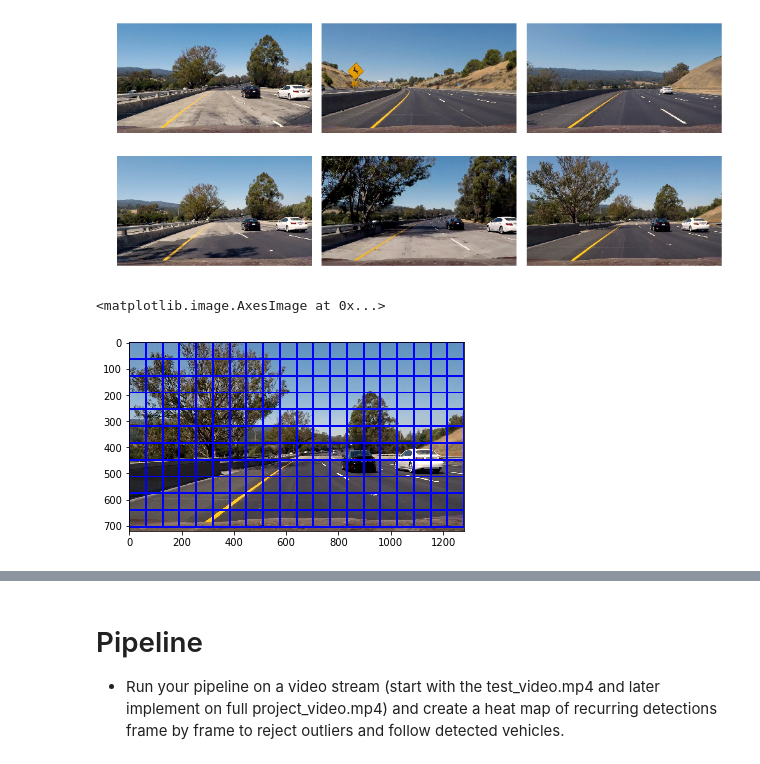
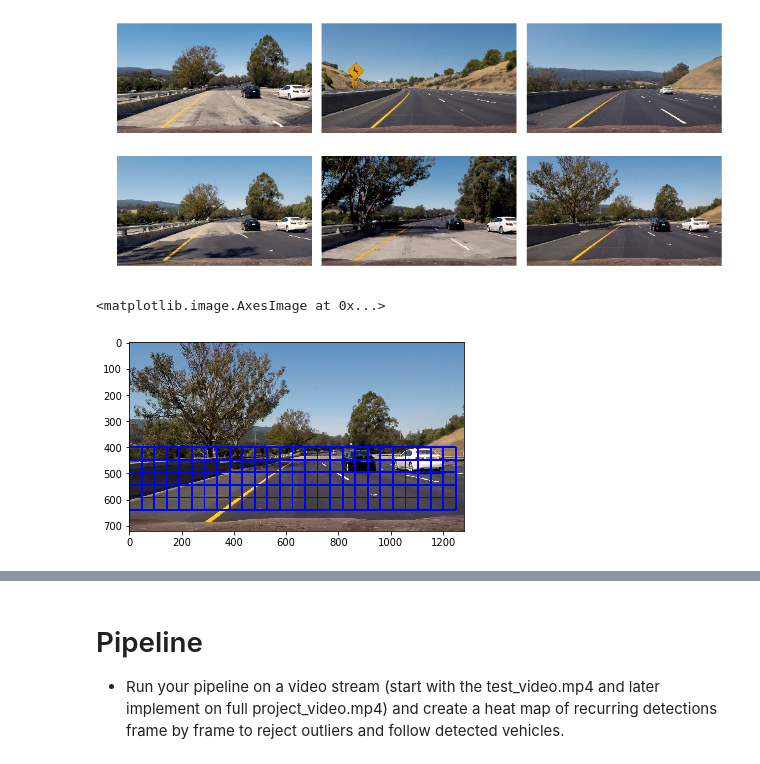
Before and after one commit to linuxairhead/SDC-P5-Vehicle-Detection, a Jupyter notebook: Vehicle Dection.ipynb, the cells around one changed output, grey strips where cells are left out. Drawn from its saved outputs; the diff is of its cells as text; code cells hidden in the pictures.

Commit message:
Sixth Commit: Multiple Detections And False Positives

```diff
--- a/Vehicle Dection.ipynb
+++ b/Vehicle Dection.ipynb
@@ -148,0 +201,30 @@ notcar_features = extract_features(non_vehicle_images, cspace='RGB', spatial_siz
+# %%
+color_space = 'YCrCb' # Can be RGB, HSV, LUV, HLS, YUV, YCrCb
+orient = 9  # HOG orientations
+pix_per_cell = 8 # HOG pixels per cell
+cell_per_block = 2 # HOG cells per block
+hog_channel = "ALL" # Can be 0, 1, 2, or "ALL"
+spatial_size = (16, 16) # Spatial binning dimensions
+hist_bins = 32    # Number of histogram bins
+spatial_feat = False  # Spatial features on or off
+hist_feat = False  # Histogram features on or off
+hog_feat = True # HOG features on or off
+y_start_stop = [400, 660] # Min and max in y to search in slide_window()
+t=time.time()
+
+car_features = extract_features(vehicle_images, color_space=color_space,
+                        spatial_size=spatial_size, hist_bins=hist_bins,
+                        orient=orient, pix_per_cell=pix_per_cell,
+                        cell_per_block=cell_per_block,
+                        hog_channel=hog_channel, spatial_feat=spatial_feat,
+                        hist_feat=hist_feat, hog_feat=hog_feat)
+notcar_features = extract_features(non_vehicle_images, color_space=color_space,
+                        spatial_size=spatial_size, hist_bins=hist_bins,
+                        orient=orient, pix_per_cell=pix_per_cell,
+                        cell_per_block=cell_per_block,
+                        hog_channel=hog_channel, spatial_feat=spatial_feat,
+                        hist_feat=hist_feat, hog_feat=hog_feat)
+
+
+t2 = time.time()
+print(round(t2-t, 2), 'Seconds to extract HOG features...')
@@ -367,18 +376,11 @@ for i, fname in enumerate(images):
 # %% [output]
 [figure]
 # %%
-windows = slide_window(testImages[0], x_start_stop=[None, None], y_start_stop=[None, None],
-                    xy_window=(128, 128), xy_overlap=(0.5, 0.5))
+windows = slide_window(image, x_start_stop=[None, None], y_start_stop=y_start_stop,
+                    xy_window=(96, 96), xy_overlap=(0.5, 0.5))
 
 window_img = draw_boxes(image, windows, color=(0, 0, 255), thick=6)
 plt.imshow(window_img)
-
-for i, fname in enumerate(images):
-    image = cv2.imread(fname)
-    image = cv2.cvtColor(image, cv2.COLOR_BGR2RGB)
-    testImages.append(image)
-    axs[i].axis('off')
-    axs[i].imshow(image)
 # %% [output]
 <matplotlib.image.AxesImage at 0x...>
-[figure, old version]
+[figure, new version]
```
Also changed, not shown: parts of 28 cells of this notebook, 1 other file.
